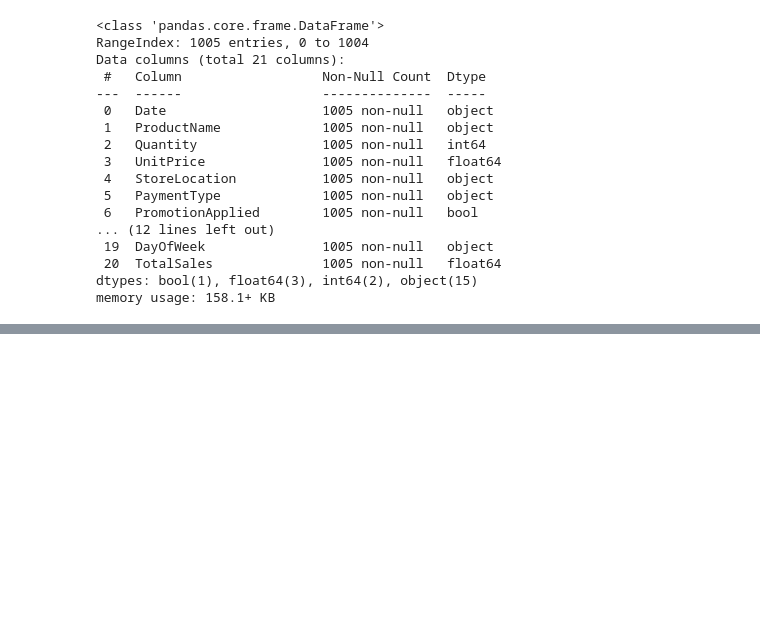
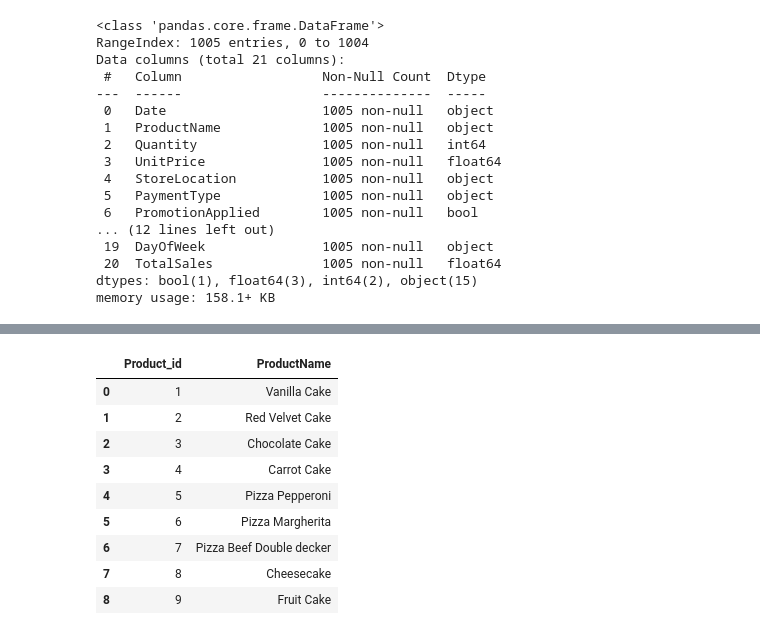
Before and after one commit to olami80/zipcofoods_airflow_orchestration, a Jupyter notebook: etl_pipeline.ipynb, the cells around one changed output, grey strips where cells are left out. Cells and saved outputs as stored; diff of their text form; code cells hidden in the pictures; blank space fills up the shorter version.

```diff
--- a/etl_pipeline.ipynb
+++ b/etl_pipeline.ipynb
@@ -103,0 +190,13 @@ memory usage: 158.1+ KB
+# %%
+products.head(20)
+# %% [output]
+|  | Product_id | ProductName |
+| 0 | 1 | Vanilla Cake |
+| 1 | 2 | Red Velvet Cake |
+| 2 | 3 | Chocolate Cake |
+| 3 | 4 | Carrot Cake |
+| 4 | 5 | Pizza Pepperoni |
+| 5 | 6 | Pizza Margherita |
+| 6 | 7 | Pizza Beef Double decker |
+| 7 | 8 | Cheesecake |
+| 8 | 9 | Fruit Cake |
```
Also changed, not shown: parts of 20 cells of this notebook, 7 other files.
